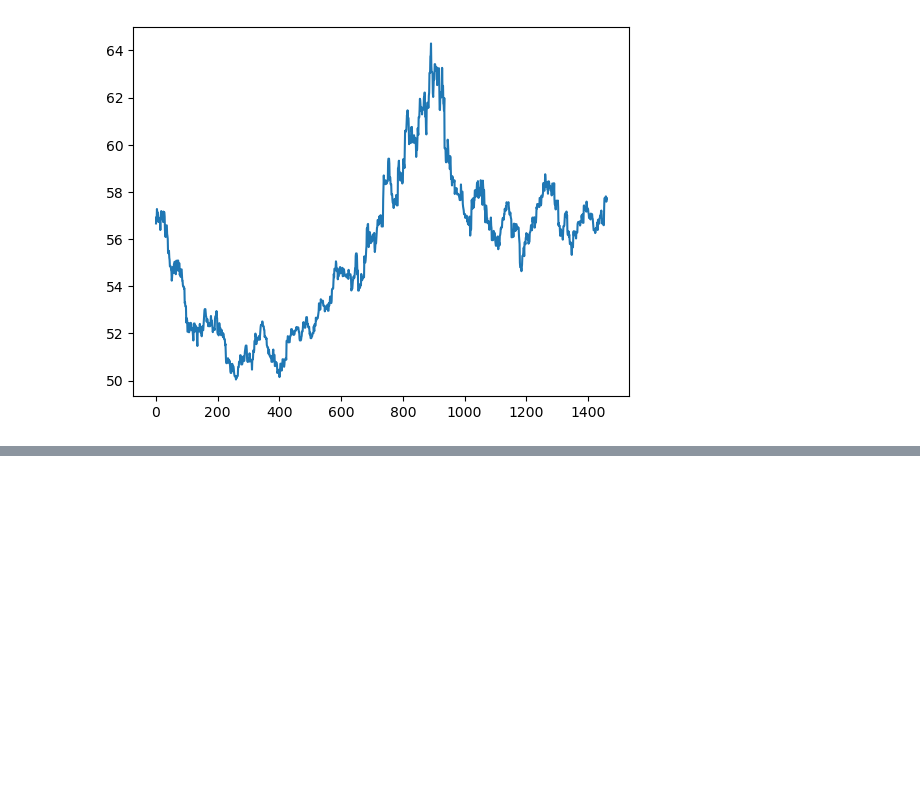
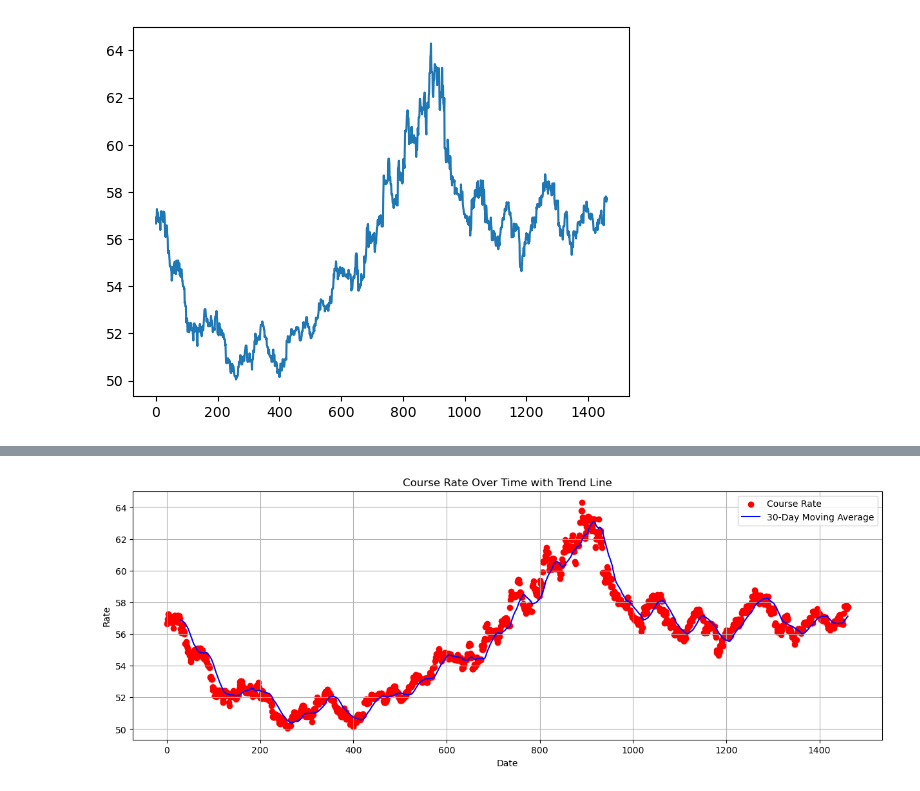
Before and after one commit to nikoladomazetovikj/exchange-rate-prediction-model, a Jupyter notebook: model_training.ipynb, the cells around one changed output, grey strips where cells are left out. Drawn from its saved outputs; the diff is of its cells as text; code cells hidden in the pictures; blank space fills up the shorter version.

```diff
--- a/model_training.ipynb
+++ b/model_training.ipynb
@@ -21,0 +54,13 @@ data.Rate.plot()
+# %%
+# scatter plot
+plt.figure(figsize=(15, 5))
+plt.scatter(data.index, data['Rate'], color='red', label='Course Rate')
+plt.plot(data.index, data['Rate'].rolling(window=30).mean(), color='blue', label='30-Day Moving Average')
+plt.title('Course Rate Over Time with Trend Line')
+plt.xlabel('Date')
+plt.ylabel('Rate')
+plt.legend()
+plt.grid(True)
+plt.show()
+# %% [output]
+[figure, added]
```
Also changed, not shown: parts of 3 cells of this notebook.
